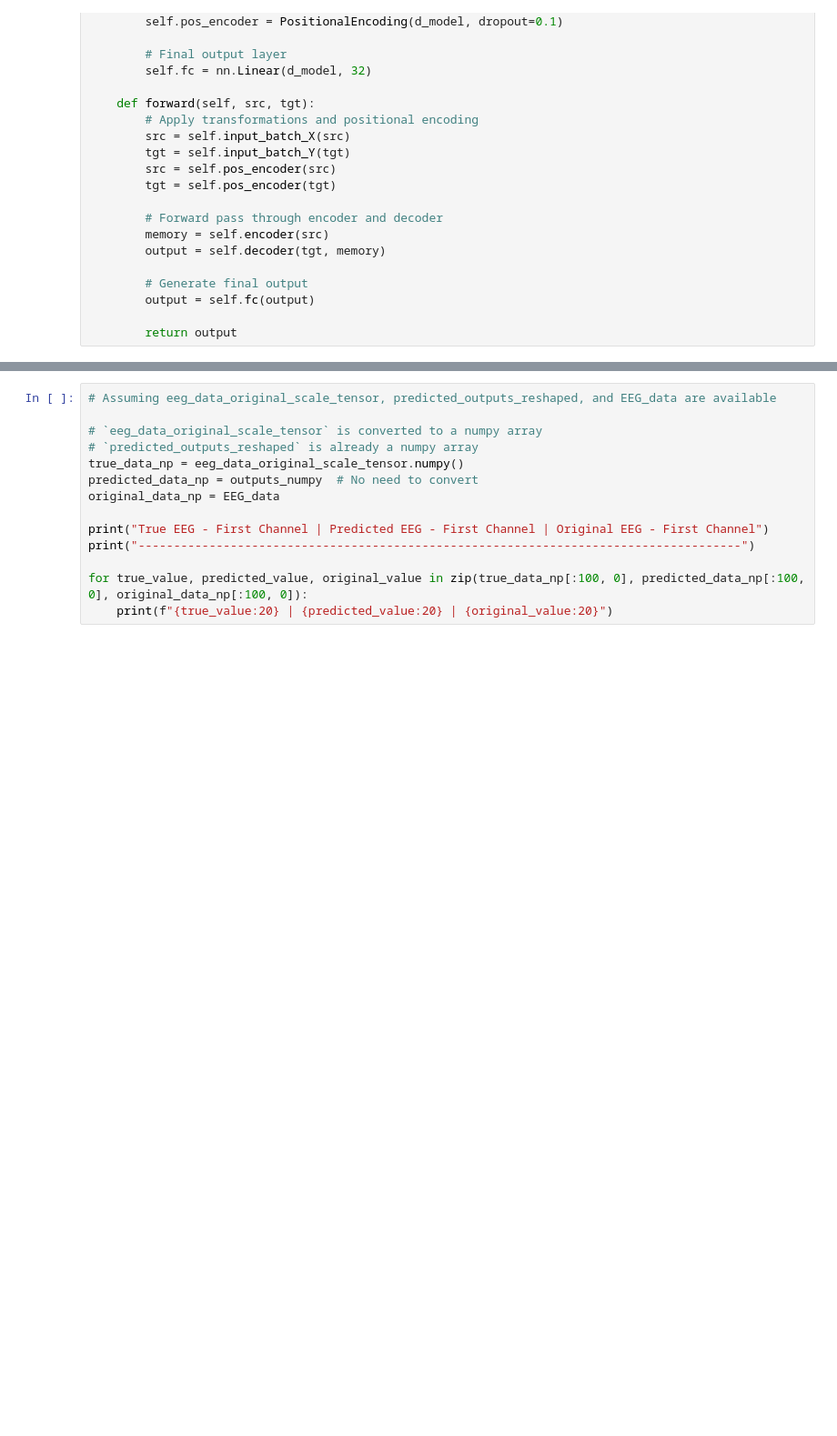
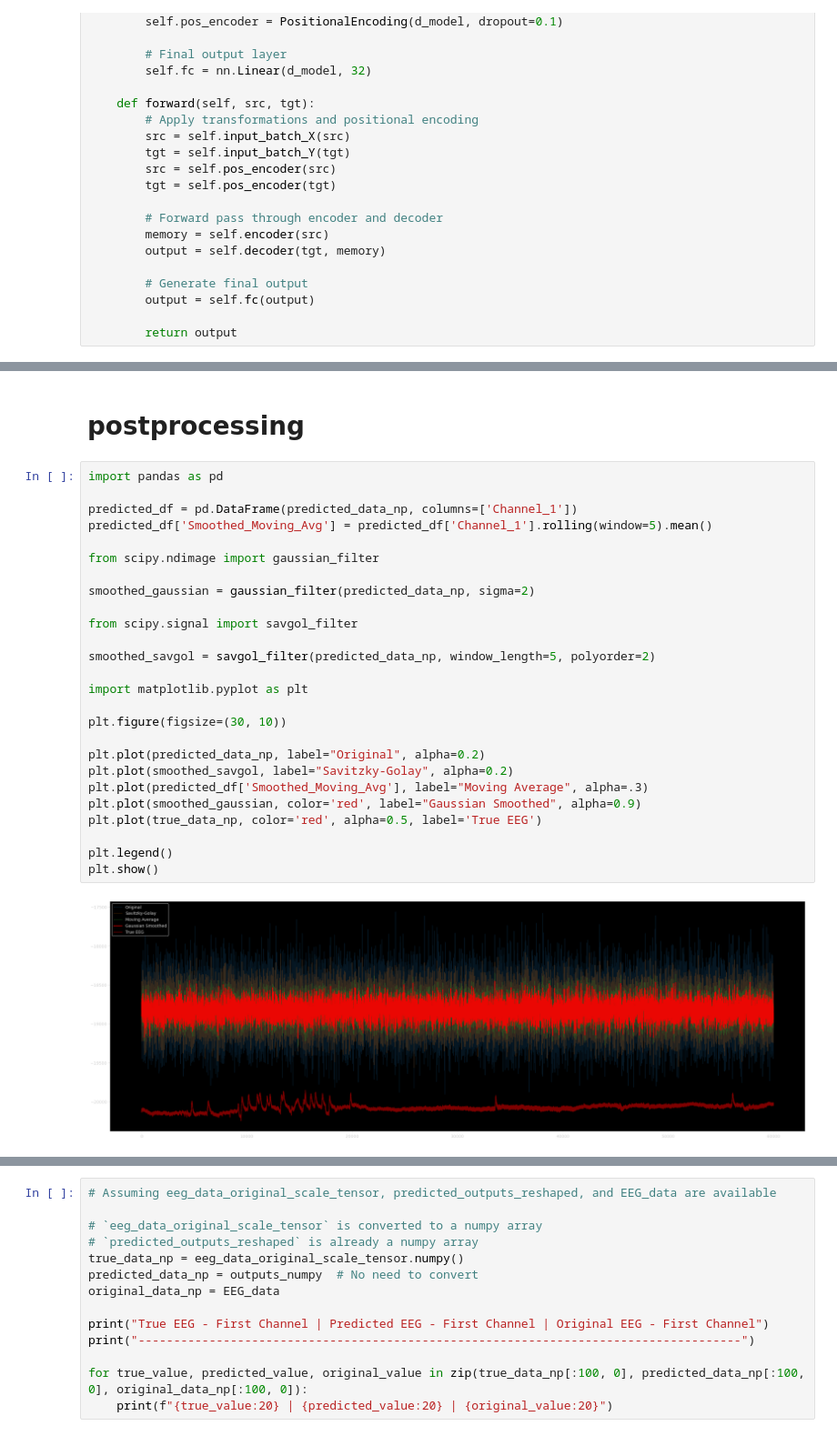
Before and after one commit to Metaverse-Crowdsource/Complete-Neural-Signal-Analysis, a Jupyter notebook: Neural Net.ipynb, the cells around one changed output, grey strips where cells are left out. Shown at 91% size. Drawn from its saved outputs; the diff is of its cells as text; blank space fills up the shorter version.

Commit message:
postprocessing predictions

```diff
--- a/Neural Net.ipynb
+++ b/Neural Net.ipynb
@@ -1654,0 +1752,30 @@ plt.show()
+# %% [markdown]
+# postprocessing
+# %%
+import pandas as pd
+
+predicted_df = pd.DataFrame(predicted_data_np, columns=['Channel_1'])
+predicted_df['Smoothed_Moving_Avg'] = predicted_df['Channel_1'].rolling(window=5).mean()
+
+from scipy.ndimage import gaussian_filter
+
+smoothed_gaussian = gaussian_filter(predicted_data_np, sigma=2)
+
+from scipy.signal import savgol_filter
+
+smoothed_savgol = savgol_filter(predicted_data_np, window_length=5, polyorder=2)
+
+import matplotlib.pyplot as plt
+
+plt.figure(figsize=(30, 10))
+
+plt.plot(predicted_data_np, label="Original", alpha=0.2)
+plt.plot(smoothed_savgol, label="Savitzky-Golay", alpha=0.2)
+plt.plot(predicted_df['Smoothed_Moving_Avg'], label="Moving Average", alpha=.3)
+plt.plot(smoothed_gaussian, color='red', label="Gaussian Smoothed", alpha=0.9)
+plt.plot(true_data_np, color='red', alpha=0.5, label='True EEG')
+
+plt.legend()
+plt.show()
+# %% [output]
+[figure, added]
```
Also changed, not shown: parts of 17 cells of this notebook, 6 other files.
